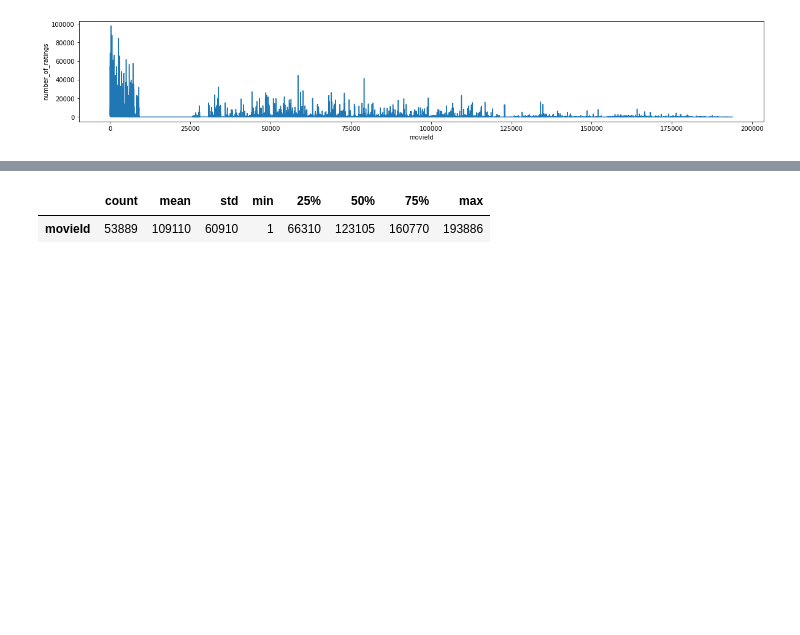
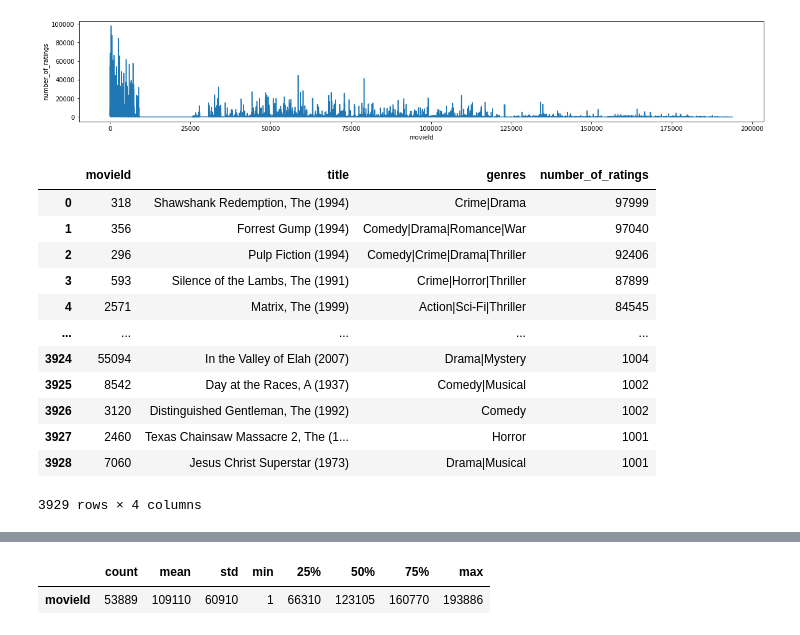
Before and after one commit to felix-tjernberg/machine-learning, a Jupyter notebook: lab/1-1-movielens-eda.ipynb, the cells around one changed output, grey strips where cells are left out. Saved outputs shown, nothing was run; the diff lists cells and outputs as text; code cells hidden in the pictures; blank space fills up the shorter version.

```diff
--- a/lab/1-1-movielens-eda.ipynb
+++ b/lab/1-1-movielens-eda.ipynb
@@ -199,3 +199,19 @@ sns.lineplot(data=movies_with_most_ratings, y='number_of_ratings', x='movieId');
 # %% [output]
 <AxesSubplot:xlabel='movieId', ylabel='number_of_ratings'>
 [figure]
+# %%
+movies_with_most_ratings.query('number_of_ratings > 1000')
+# %% [output]
+|  | movieId | title | genres | number_of_ratings |
+| 0 | 318 | Shawshank Redemption, The (1994) | Crime|Drama | 97999 |
+| 1 | 356 | Forrest Gump (1994) | Comedy|Drama|Romance|War | 97040 |
+| 2 | 296 | Pulp Fiction (1994) | Comedy|Crime|Drama|Thriller | 92406 |
+| 3 | 593 | Silence of the Lambs, The (1991) | Crime|Horror|Thriller | 87899 |
+| 4 | 2571 | Matrix, The (1999) | Action|Sci-Fi|Thriller | 84545 |
+| ... | ... | ... | ... | ... |
+| 3924 | 55094 | In the Valley of Elah (2007) | Drama|Mystery | 1004 |
+| 3925 | 8542 | Day at the Races, A (1937) | Comedy|Musical | 1002 |
+| 3926 | 3120 | Distinguished Gentleman, The (1992) | Comedy | 1002 |
+| 3927 | 2460 | Texas Chainsaw Massacre 2, The (1... | Horror | 1001 |
+| 3928 | 7060 | Jesus Christ Superstar (1973) | Drama|Musical | 1001 |
+3929 rows × 4 columns
```
Also changed, not shown: parts of 1 cell of this notebook, 1 other file.
